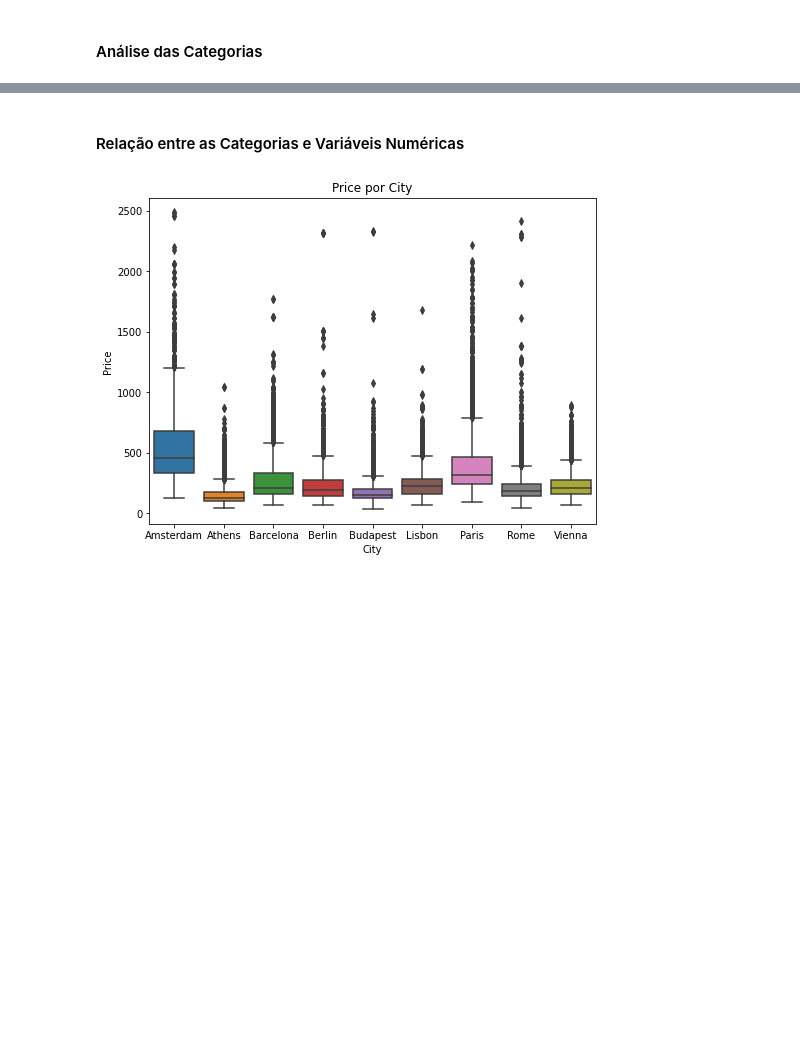
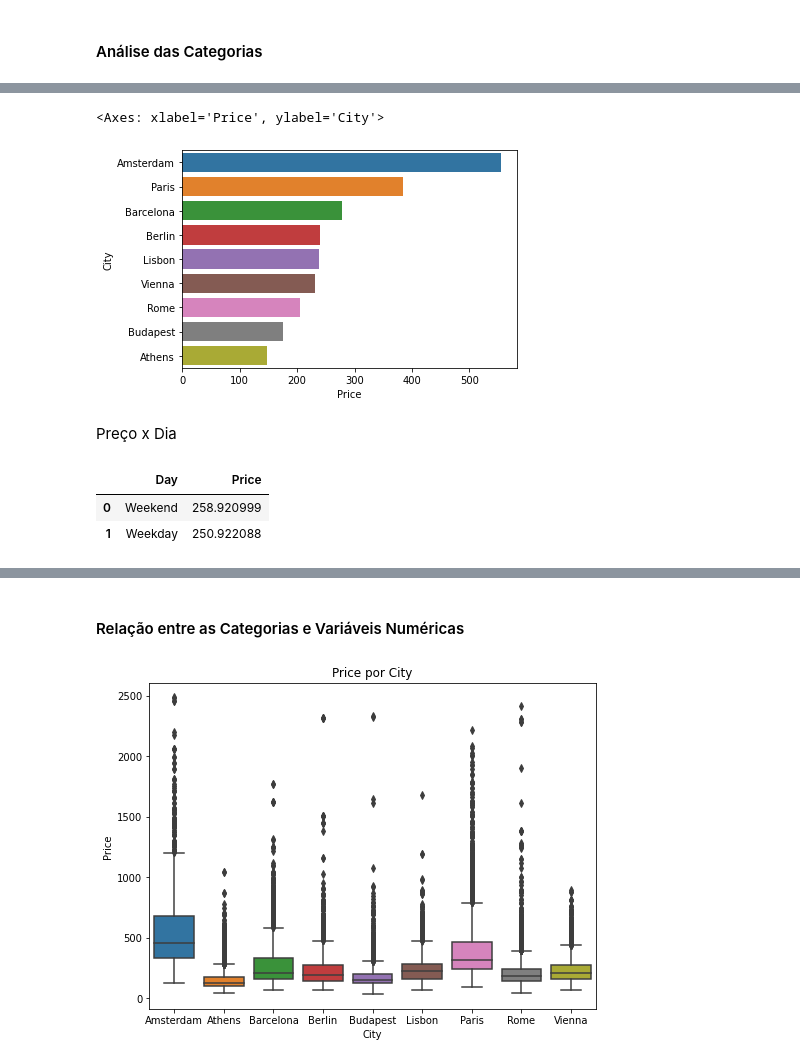
Before and after one commit to maafinotti/satisfacao_clientes_airbnb, a Jupyter notebook: projeto.ipynb, the cells around one changed output, grey strips where cells are left out. Drawn from its saved outputs; the diff is of its cells as text; code cells hidden in the pictures; blank space fills up the shorter version.

```diff
--- a/projeto.ipynb
+++ b/projeto.ipynb
@@ -221,0 +202,3 @@ Name: Superhost, dtype: int64
+# %%
+media_por_cidade = df[['City', 'Price']].groupby('City').mean().sort_values(by = 'Price', ascending = False).reset_index()
+media_por_cidade
@@ -221,0 +216,14 @@ Name: Superhost, dtype: int64
+# %%
+sns.barplot(data = media_por_cidade, x = 'Price', y = 'City')
+# %% [output]
+<Axes: xlabel='Price', ylabel='City'>
+[figure, added]
+# %% [markdown]
+Preço x Dia
+# %%
+media_por_dia = df[['Day', 'Price']].groupby('Day').mean().sort_values(by = 'Price', ascending = False).reset_index()
+media_por_dia
+# %% [output]
+|  | Day | Price |
+| 0 | Weekend | 258.920999 |
+| 1 | Weekday | 250.922088 |
```
Also changed, not shown: parts of 32 cells of this notebook.
